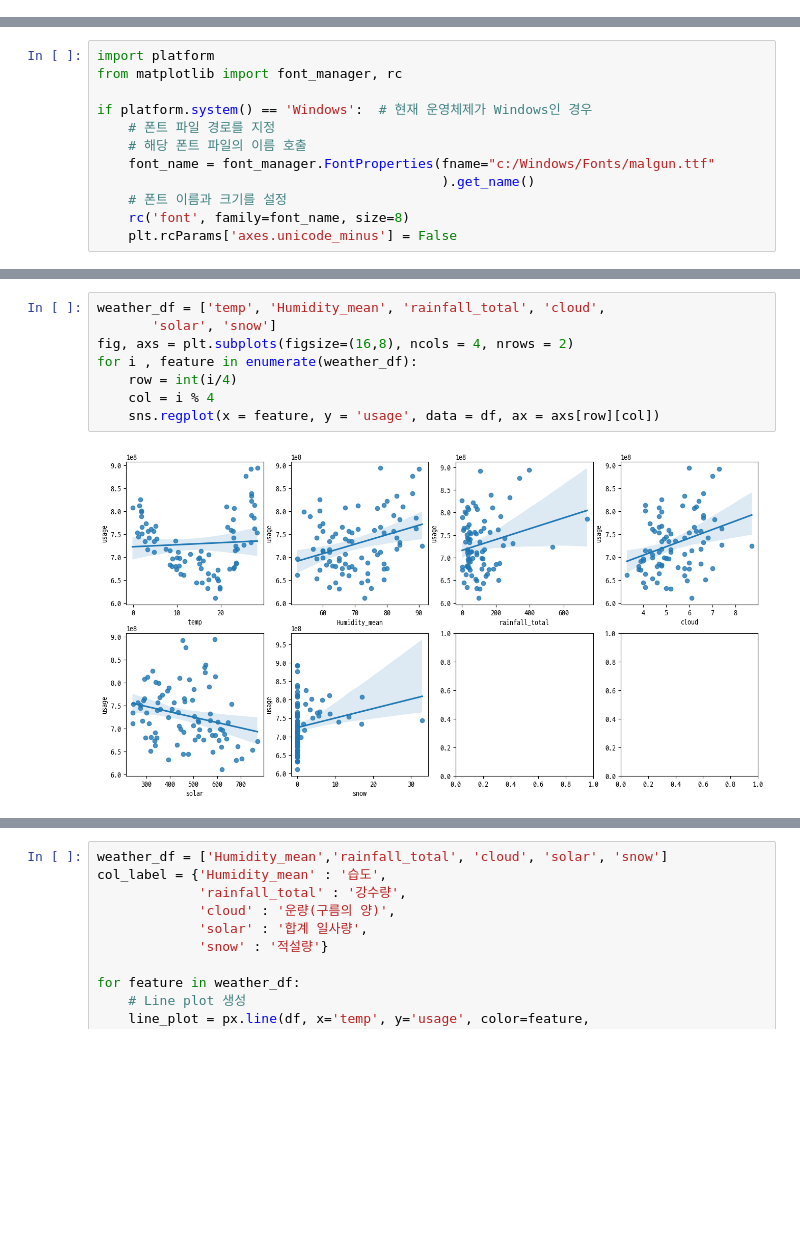
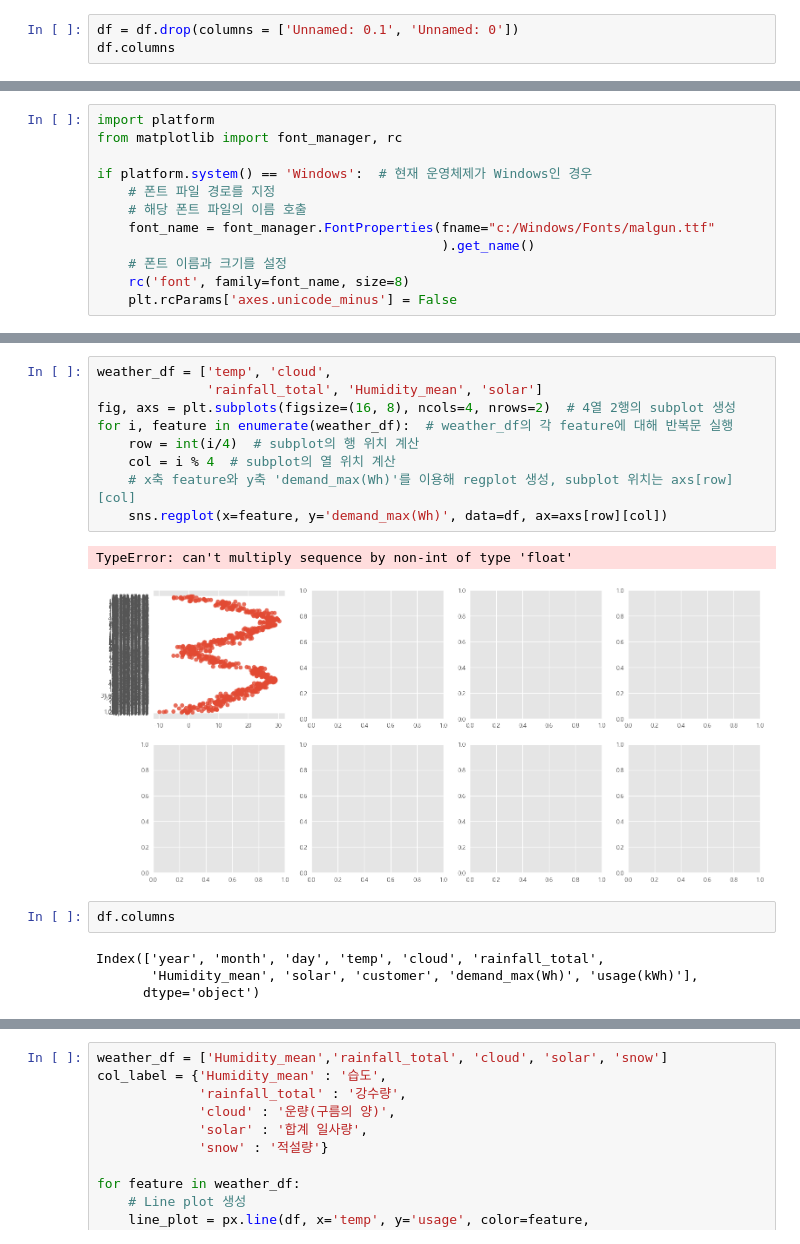
Before and after one commit to ThatHomr/Project_3, a Jupyter notebook: psj_reference/visual_pv3.ipynb, the cells around one changed output, grey strips where cells are left out. Drawn from its saved outputs; the diff is of its cells as text; blank space fills up the shorter version.

Commit message:
일별데이터 object

```diff
--- a/psj_reference/visual_pv3.ipynb
+++ b/psj_reference/visual_pv3.ipynb
@@ -61,0 +55,3 @@ Index(['Unnamed: 0.1', 'Unnamed: 0', 'year', 'month', 'day', 'temp', 'cloud',
+# %%
+df = df.drop(columns = ['Unnamed: 0.1', 'Unnamed: 0'])
+df.columns
@@ -130,11 +121,19 @@ AttributeError: This method only works with the ScalarFormatter
 # %%
-weather_df = ['temp', 'Humidity_mean', 'rainfall_total', 'cloud',
-       'solar', 'snow']
-fig, axs = plt.subplots(figsize=(16,8), ncols = 4, nrows = 2)
-for i , feature in enumerate(weather_df):
-    row = int(i/4)
-    col = i % 4
-    sns.regplot(x = feature, y = 'usage', data = df, ax = axs[row][col])
+weather_df = ['temp', 'cloud',
+              'rainfall_total', 'Humidity_mean', 'solar']
+fig, axs = plt.subplots(figsize=(16, 8), ncols=4, nrows=2)  # 4열 2행의 subplot 생성
+for i, feature in enumerate(weather_df):  # weather_df의 각 feature에 대해 반복문 실행
+    row = int(i/4)  # subplot의 행 위치 계산
+    col = i % 4  # subplot의 열 위치 계산
+    # x축 feature와 y축 'demand_max(Wh)'를 이용해 regplot 생성, subplot 위치는 axs[row][col]
+    sns.regplot(x=feature, y='demand_max(Wh)', data=df, ax=axs[row][col])
 # %% [output]
+TypeError: can't multiply sequence by non-int of type 'float'
-[figure, old version]
+[figure, new version]
+# %%
+df.columns
+# %% [output]
+Index(['year', 'month', 'day', 'temp', 'cloud', 'rainfall_total',
+       'Humidity_mean', 'solar', 'customer', 'demand_max(Wh)', 'usage(kWh)'],
+      dtype='object')
 # %%
```
Also changed, not shown: parts of 21 cells of this notebook.
